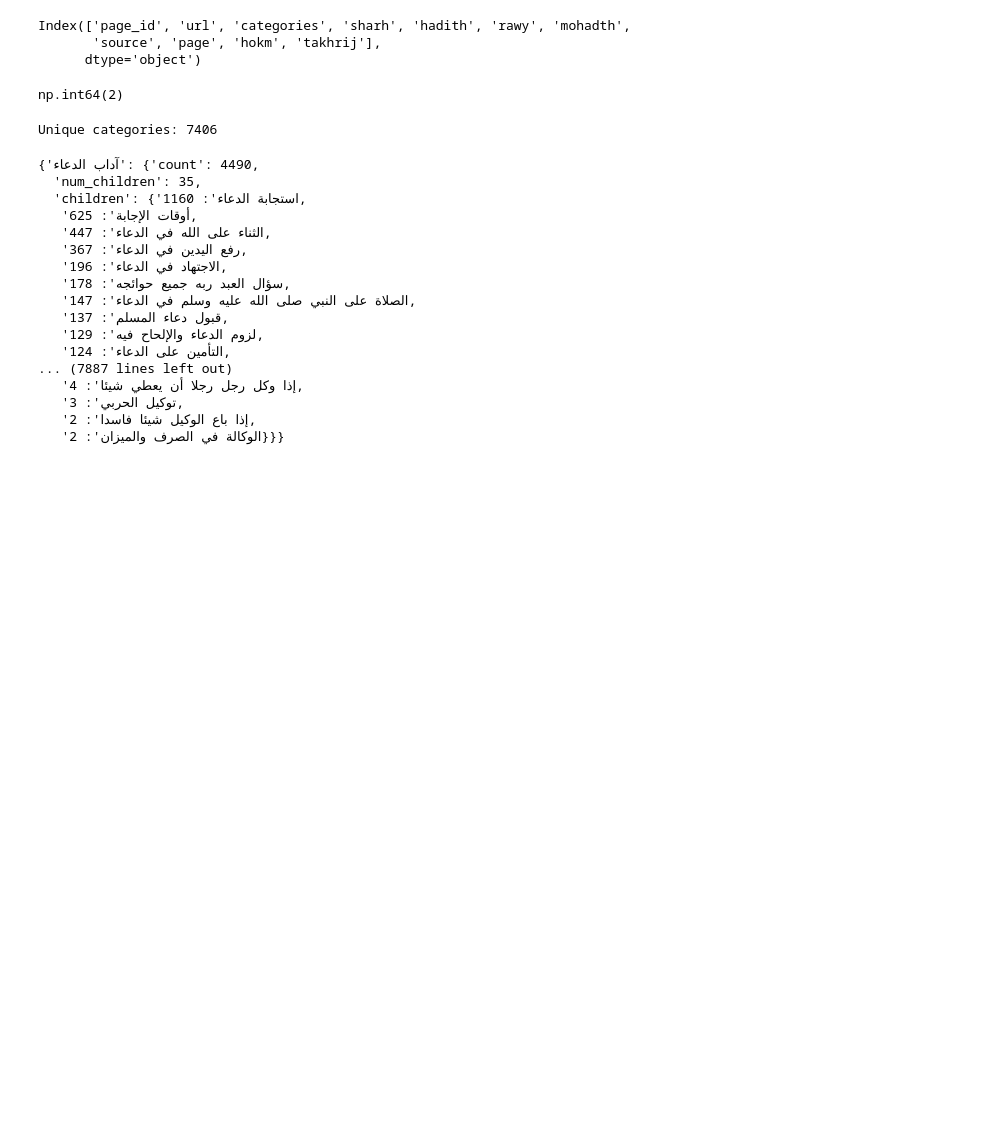
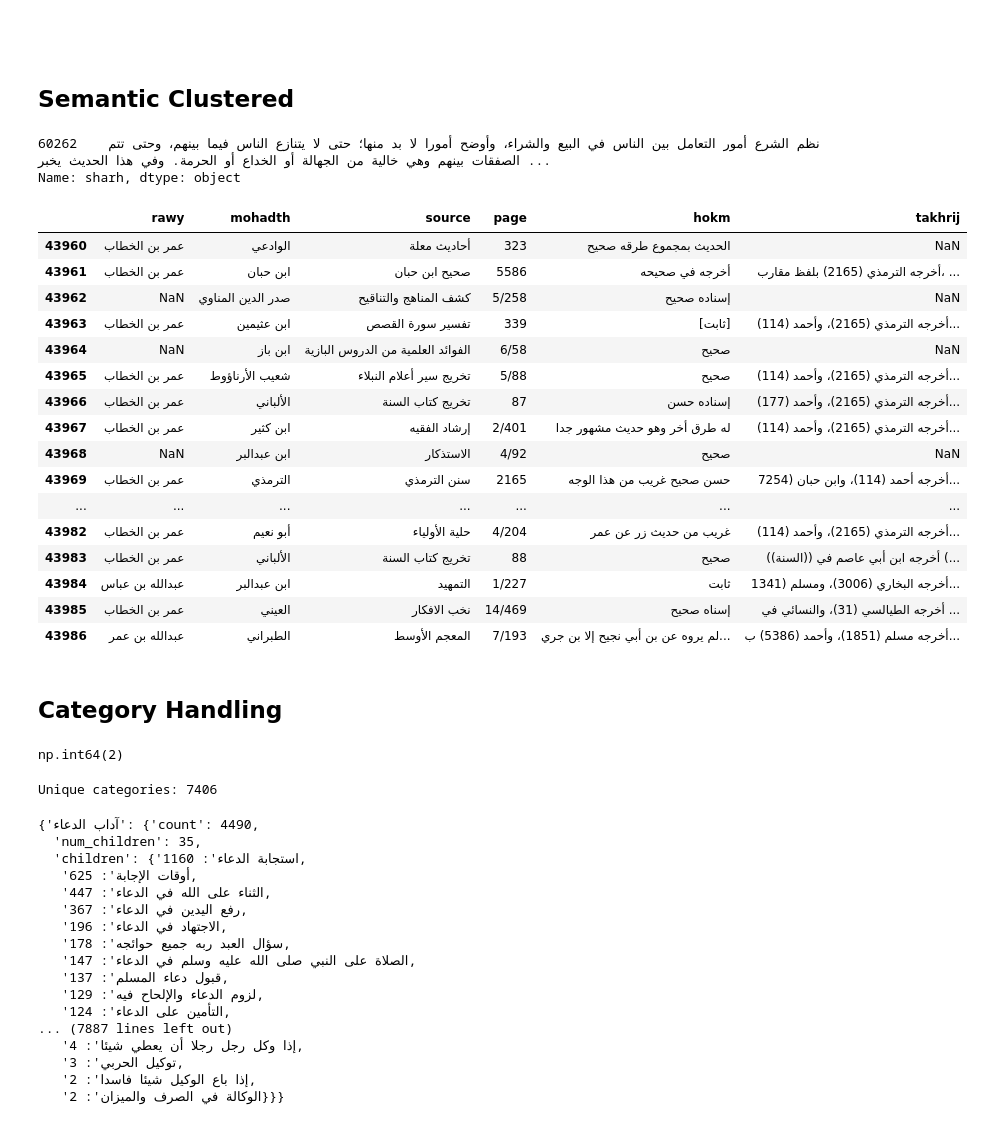
Before and after one commit to aliabdelmonam/Islamic-Knowledge-Retrieval-System, a Jupyter notebook: notebooks/test_search.ipynb, the cells around one changed output. Drawn from its saved outputs; the diff is of its cells as text; code cells hidden in the pictures; blank space fills up the shorter version.

```diff
--- a/notebooks/test_search.ipynb
+++ b/notebooks/test_search.ipynb
@@ -10,0 +9,4 @@ df2['categories'][0]
+# %%
+pd.set_option('display.max_colwidth', None)
+
+df2[(df2['source'] == 'صحيح البخاري') & (df2['page'] == '3006')]
@@ -10,0 +16,5 @@ df2['categories'][0]
+# %%
+pd.set_option('display.max_colwidth', None)
+
+bukh = df2[(df2['source'] == 'صحيح البخاري')]
+len(bukh['page'])
@@ -10,0 +228,3 @@ df2['categories'][0]
+# %%
+pd.set_option('display.max_rows', None)
+df2['source'].value_counts()
@@ -34,6 +258,4 @@ Name: hadith, dtype: object
-# %%
-df.columns
-# %% [output]
-Index(['page_id', 'url', 'categories', 'sharh', 'hadith', 'rawy', 'mohadth',
-       'source', 'page', 'hokm', 'takhrij'],
-      dtype='object')
+# %% [markdown]
+##
+# %% [markdown]
+## Semantic Clustered
@@ -40,3 +265,36 @@ Index(['page_id', 'url', 'categories', 'sharh', 'hadith', 'rawy', 'mohadth',
+# %%
+pd.set_option('display.max_rows', None)
+pd.set_option('display.max_columns', None)
+pd.set_option('display.max_colwidth', None)
+df['sharh'].sample(1)
+# %% [output]
+60262    نظم الشرع أمور التعامل بين الناس في البيع والشراء، وأوضح أمورا لا بد منها؛ حتى لا يتنازع الناس فيما بينهم، وحتى تتم الصفقات بينهم وهي خالية من الجهالة أو الخداع أو الحرمة. وفي هذا الحديث يخبر ...
+Name: sharh, dtype: object
+# %%
+pd.set_option('display.max_rows', None)
+pd.set_option('display.max_columns', None)
+pd.set_option('display.max_colwidth', None)
+df[df['sharh'].str.contains("كان النبي صلى الله عليه وسلم كثيرا ما يجمع جماع المواعظ وجوامع الوصاي")][["rawy", "mohadth","source", "page", "hokm","takhrij"]]
+# %% [output]
+|  | rawy | mohadth | source | page | hokm | takhrij |
+| 43960 | عمر بن الخطاب | الوادعي | أحاديث معلة | 323 | الحديث بمجموع طرقه صحيح | NaN |
+| 43961 | عمر بن الخطاب | ابن حبان | صحيح ابن حبان | 5586 | أخرجه في صحيحه | أخرجه الترمذي (2165) بلفظ مقارب، ... |
+| 43962 | NaN | صدر الدين المناوي | كشف المناهج والتناقيح | 5/258 | إسناده صحيح | NaN |
+| 43963 | عمر بن الخطاب | ابن عثيمين | تفسير سورة القصص | 339 | [ثابت] | أخرجه الترمذي (2165)، وأحمد (114)... |
+| 43964 | NaN | ابن باز | الفوائد العلمية من الدروس البازية | 6/58 | صحيح | NaN |
+| 43965 | عمر بن الخطاب | شعيب الأرناؤوط | تخريج سير أعلام النبلاء | 5/88 | صحيح | أخرجه الترمذي (2165)، وأحمد (114)... |
+| 43966 | عمر بن الخطاب | الألباني | تخريج كتاب السنة | 87 | إسناده حسن | أخرجه الترمذي (2165)، وأحمد (177)... |
+| 43967 | عمر بن الخطاب | ابن كثير | إرشاد الفقيه | 2/401 | له طرق أخر وهو حديث مشهور جدا | أخرجه الترمذي (2165)، وأحمد (114)... |
+| 43968 | NaN | ابن عبدالبر | الاستذكار | 4/92 | صحيح | NaN |
+| 43969 | عمر بن الخطاب | الترمذي | سنن الترمذي | 2165 | حسن صحيح غريب من هذا الوجه | أخرجه أحمد (114)، وابن حبان (7254... |
+| ... | ... | ... | ... | ... | ... | ... |
+| 43982 | عمر بن الخطاب | أبو نعيم | حلية الأولياء | 4/204 | غريب من حديث زر عن عمر | أخرجه الترمذي (2165)، وأحمد (114)... |
+| 43983 | عمر بن الخطاب | الألباني | تخريج كتاب السنة | 88 | صحيح | أخرجه ابن أبي عاصم في ((السنة)) (... |
+| 43984 | عبدالله بن عباس | ابن عبدالبر | التمهيد | 1/227 | ثابت | أخرجه البخاري (3006)، ومسلم (1341... |
+| 43985 | عمر بن الخطاب | العيني | نخب الافكار | 14/469 | إسناه صحيح | أخرجه الطيالسي (31)، والنسائي في ... |
+| 43986 | عبدالله بن عمر | الطبراني | المعجم الأوسط | 7/193 | لم يروه عن بن أبي نجيح إلا بن جري... | أخرجه مسلم (1851)، وأحمد (5386) ب... |
+# %% [markdown]
+## Category Handling
 # %%
 df["categories"].isna().sum()
 # %% [output]
```
Also changed, not shown: parts of 27 cells of this notebook, 10 other files.
